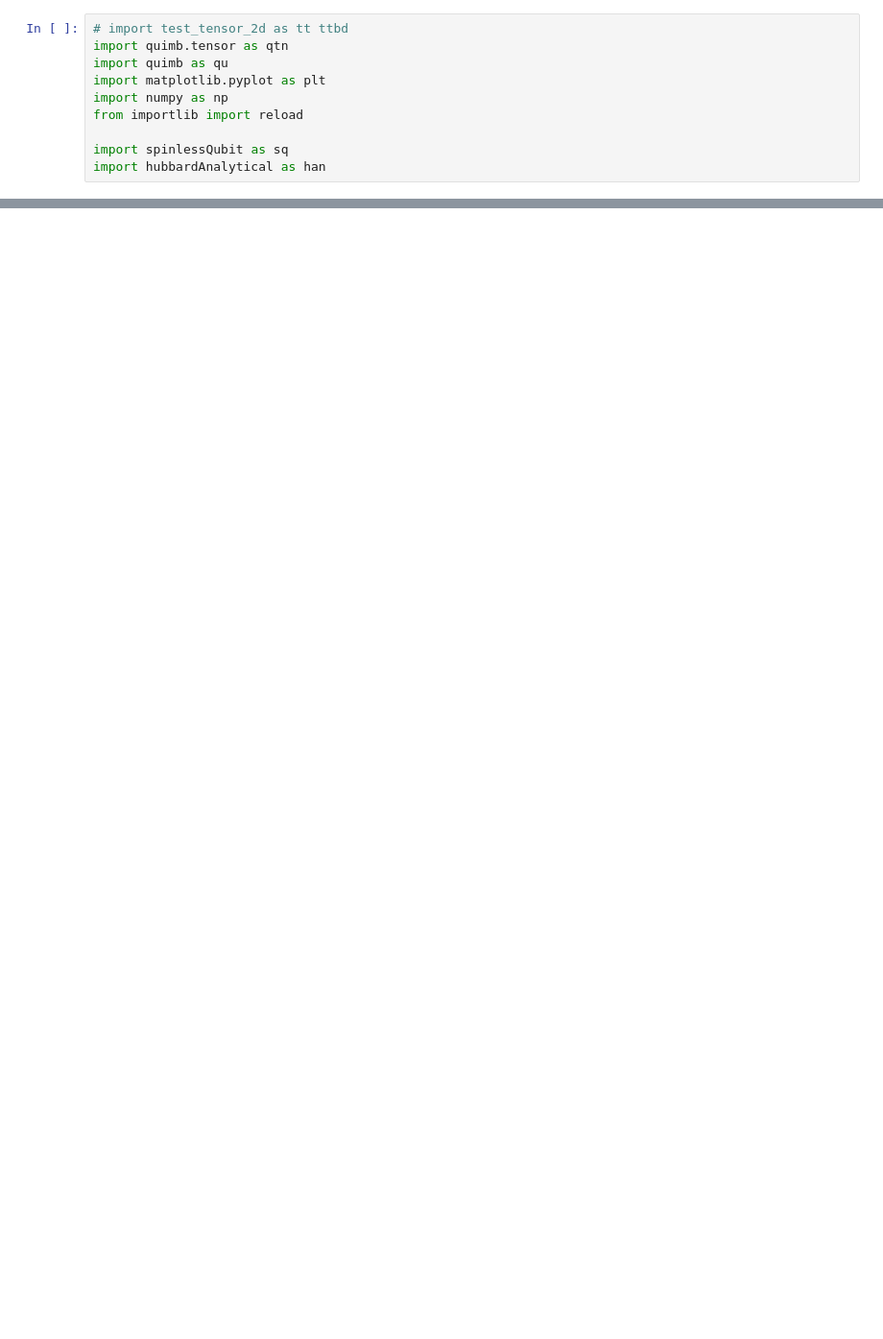
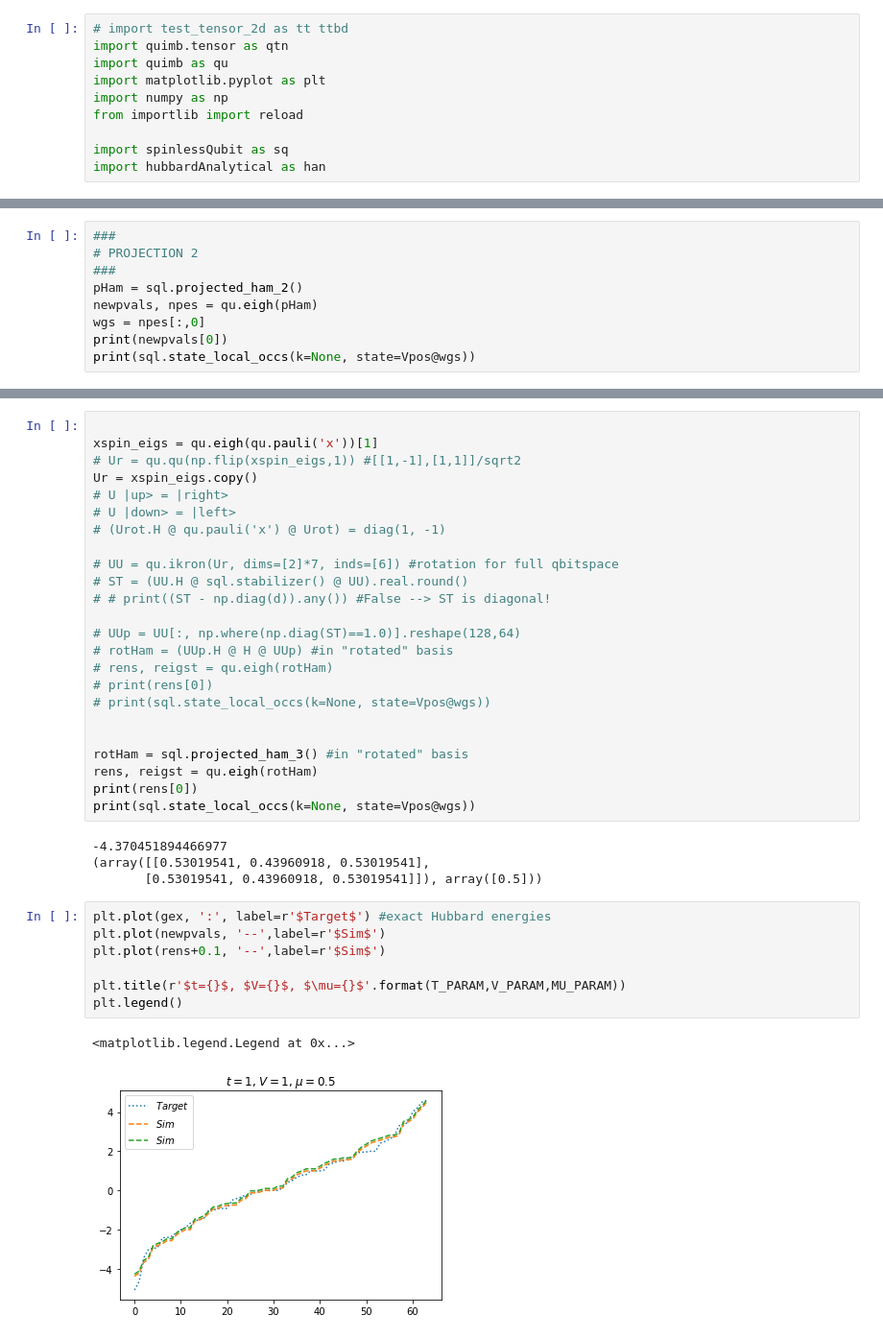
Before and after one commit to gabrielwoolls/fermion-encoding, a Jupyter notebook: myTesting.ipynb, the cells around one changed output, grey strips where cells are left out. Shown at 96% size. Cells and saved outputs as stored; diff of their text form; blank space fills up the shorter version.

Commit message:
three equivalent ways to project Hamiltonian (still differ from exact)

```diff
--- a/myTesting.ipynb
+++ b/myTesting.ipynb
@@ -77,0 +60,9 @@ MemoryError: Unable to allocate 4.00 GiB for an array with shape (16384, 16384)
+# %%
+###
+# PROJECTION 2
+###
+pHam = sql.projected_ham_2()
+newpvals, npes = qu.eigh(pHam)
+wgs = npes[:,0]
+print(newpvals[0])
+print(sql.state_local_occs(k=None, state=Vpos@wgs))
@@ -77,0 +81,38 @@ MemoryError: Unable to allocate 4.00 GiB for an array with shape (16384, 16384)
+# %%
+
+xspin_eigs = qu.eigh(qu.pauli('x'))[1]
+# Ur = qu.qu(np.flip(xspin_eigs,1)) #[[1,-1],[1,1]]/sqrt2
+Ur = xspin_eigs.copy()
+# U |up> = |right>
+# U |down> = |left>
+# (Urot.H @ qu.pauli('x') @ Urot) = diag(1, -1)
+
+# UU = qu.ikron(Ur, dims=[2]*7, inds=[6]) #rotation for full qbitspace
+# ST = (UU.H @ sql.stabilizer() @ UU).real.round()
+# # print((ST - np.diag(d)).any()) #False --> ST is diagonal!
+
+# UUp = UU[:, np.where(np.diag(ST)==1.0)].reshape(128,64)
+# rotHam = (UUp.H @ H @ UUp) #in "rotated" basis
+# rens, reigst = qu.eigh(rotHam)
+# print(rens[0])
+# print(sql.state_local_occs(k=None, state=Vpos@wgs))
+
+
+rotHam = sql.projected_ham_3() #in "rotated" basis
+rens, reigst = qu.eigh(rotHam)
+print(rens[0])
+print(sql.state_local_occs(k=None, state=Vpos@wgs))
+# %% [output]
+-4.370451894466977
+(array([[0.53019541, 0.43960918, 0.53019541],
+       [0.53019541, 0.43960918, 0.53019541]]), array([0.5]))
+# %%
+plt.plot(gex, ':', label=r'$Target$') #exact Hubbard energies
+plt.plot(newpvals, '--',label=r'$Sim$')
+plt.plot(rens+0.1, '--',label=r'$Sim$')
+
+plt.title(r'$t={}$, $V={}$, $\mu={}$'.format(T_PARAM,V_PARAM,MU_PARAM))
+plt.legend()
+# %% [output]
+<matplotlib.legend.Legend at 0x...>
+[figure, added]
```
Also changed, not shown: parts of 8 cells of this notebook, 2 other files.
